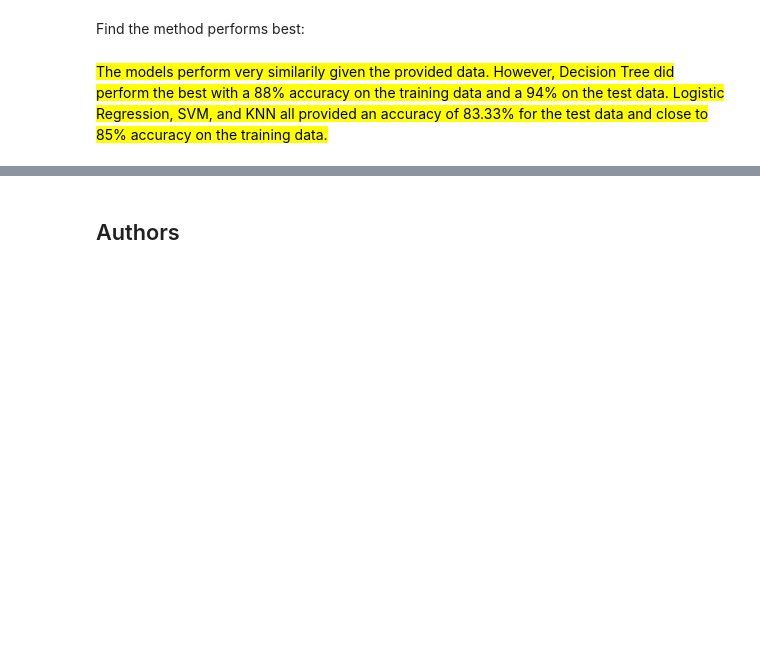
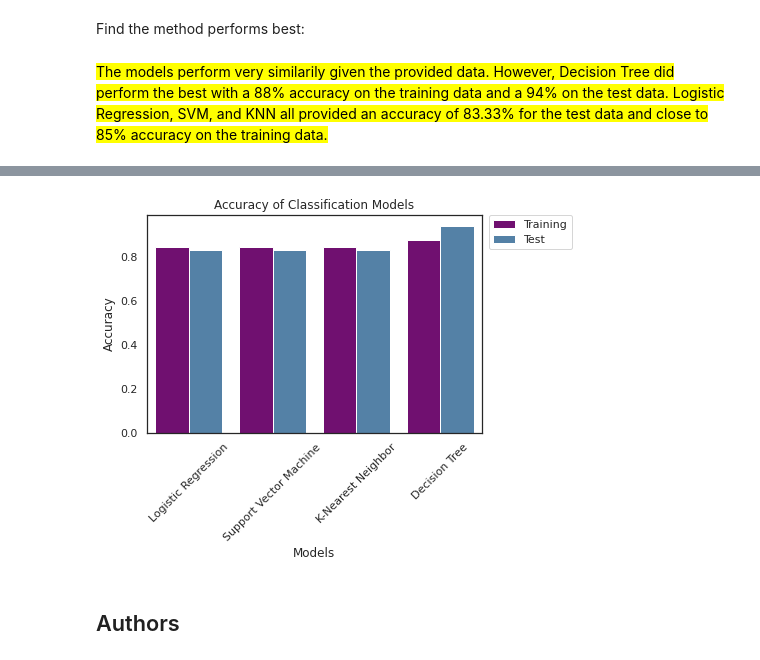
Before and after one commit to embrehm/DS_Capstone, a Jupyter notebook: Classification Analysis.ipynb, the cells around one changed output, grey strips where cells are left out. Cells and saved outputs as stored; diff of their text form; code cells hidden in the pictures; blank space fills up the shorter version.

```diff
--- a/Classification Analysis.ipynb
+++ b/Classification Analysis.ipynb
@@ -233,7 +234,8 @@ accuracy : 0.8482142857142856
 # %% [markdown]
 Calculate the accuracy on the test data using the method <code>score</code>:
 # %%
-print("Test Accuracy : ", svm_cv.best_estimator_.score(X_test, Y_test))
+svm_cv_test_score = svm_cv.best_estimator_.score(X_test, Y_test)
+print("Test Accuracy : ", svm_cv_test_score)
 # %% [output]
 Test Accuracy :  0.8333333333333334
 # %% [markdown]
@@ -278,7 +280,8 @@ accuracy : 0.8875
 # %% [markdown]
 Calculate the accuracy of tree_cv on the test data using the method <code>score</code>:
 # %%
-print("Test Accuracy : ", tree_cv.best_estimator_.score(X_test, Y_test))
+tree_cv_test_score = tree_cv.best_estimator_.score(X_test, Y_test)
+print("Test Accuracy : ", tree_cv_test_score)
 # %% [output]
 Test Accuracy :  0.9444444444444444
 # %% [markdown]
@@ -317,7 +320,8 @@ accuracy : 0.8482142857142858
 # %% [markdown]
 Calculate the accuracy of tree_cv on the test data using the method <code>score</code>:
 # %%
-print("Test Accuracy : ", knn_cv.best_estimator_.score(X_test, Y_test))
+knn_cv_test_score = knn_cv.best_estimator_.score(X_test, Y_test)
+print("Test Accuracy : ", knn_cv_test_score)
 # %% [output]
 Test Accuracy :  0.8333333333333334
 # %% [markdown]
@@ -333,3 +337,10 @@ plot_confusion_matrix(Y_test,yhat)
 Find the method performs best:
 # %% [markdown]
 <mark>The models perform very similarily given the provided data. However, Decision Tree did perform the best with a 88% accuracy on the training data and a 94% on the test data. Logistic Regression, SVM, and KNN all provided an accuracy of 83.33% for the test data and close to 85% accuracy on the training data.</mark>
+# %%
+train_acc = [logreg_cv.best_score_, svm_cv.best_score_, knn_cv.best_score_, tree_cv.best_score_]
+test_acc = [logreg_cv_test_score, svm_cv_test_score, knn_cv_test_score, tree_cv_test_score]
+models = ['Logistic Regression', 'Support Vector Machine', 'K-Nearest Neighbor', 'Decision Tree']
+result_df = pd.DataFrame(list(zip(train_acc, test_acc, models)), columns=['Training', 'Test', 'Models'])
+result_df = pd.melt(result_df, id_vars='Models', var_name='Train/Test', value_name='Accuracy')
+result_df
@@ -336,3 +357,14 @@ Find the method performs best:
+# %%
+sns.set(style='white')
+sns.barplot(x='Models', y='Accuracy', hue='Train/Test', data=result_df, palette=['purple', 'steelblue'])
+plt.title('Accuracy of Classification Models')
+plt.xlabel('Models')
+plt.ylabel('Accuracy')
+plt.xticks(rotation=45)
+plt.legend(bbox_to_anchor=(1.02, 1), loc='upper left', borderaxespad=0)
+plt.show()
+# %% [output]
+[figure, added]
 # %% [markdown]
 ## Authors
 # %% [markdown]
```
Also changed, not shown: parts of 3 cells of this notebook.
